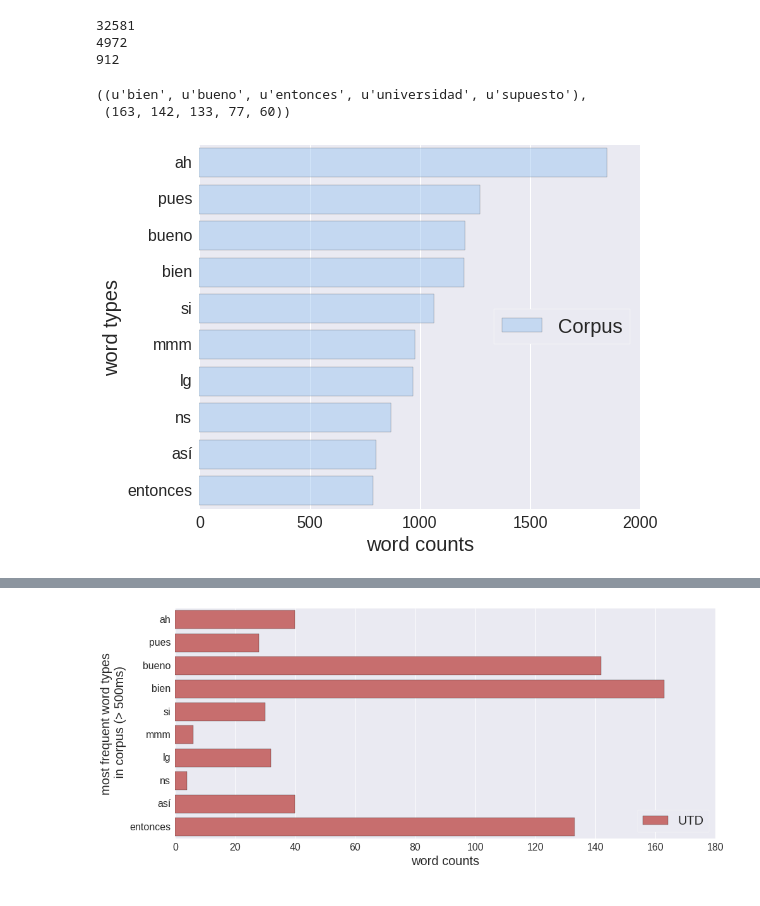
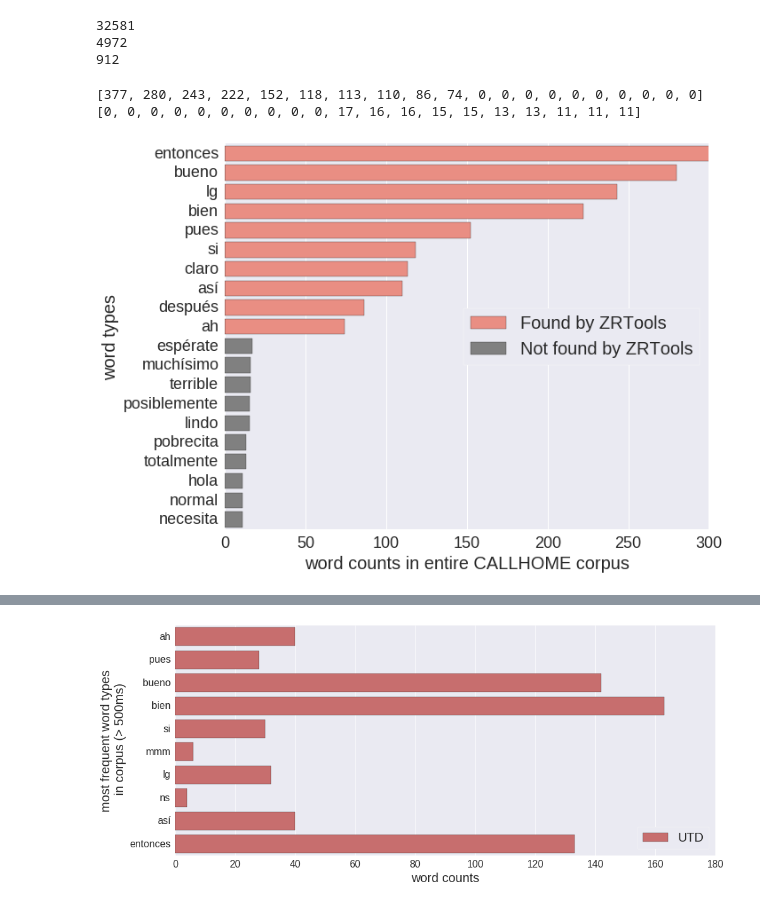
Before and after one commit to 0xSameer/speech_patterns, a Jupyter notebook: speech_out.ipynb, the cells around one changed output, grey strips where cells are left out. Saved outputs shown, nothing was run; the diff lists cells and outputs as text; code cells hidden in the pictures.

```diff
--- a/speech_out.ipynb
+++ b/speech_out.ipynb
@@ -19,6 +19,6 @@ with open("../../ZRTools/exp/callhome_train_120/files.lst", "w") as out_f:
 # %% [output]
 NameError: name 'ch' is not defined
 # %%
-ch = callhome_eval_init("config.json", fast=False, alpha=.1)
+ch = callhome_eval_init("config.json", fast=False, alpha=0)
 df_zrt, cols_to_show = ch.gen_zrt_df()
 # %% [output]
@@ -1350,6 +1762,8 @@ print("Valid Matches --- \nTotal matching content words: %d, unique: %d" % (len(
 corpus_content_words = get_content_words_in_corpus()
 print("Entire Corpus --- \nTotal matching content words: %d, unique: %d" % (len(corpus_content_words), len(set(corpus_content_words))))
 
+utd_content_counter = Counter(content_words)
+corpus_content_counter = Counter(corpus_content_words)
 # print(" ".join(content_words))
 # with open("104_content_in_matches.txt", "w") as out_f:
 #     print(" ".join(list(set(content_words))), file=out_f)
@@ -1408,0 +1806,9 @@ print(len(common_in_top_100))
+# %%
+word_lim = 50
+utd_cntw = dict(content_words_series.value_counts())
+corpus_cntw = dict(corpus_content_words_series.value_counts())
+
+# New way to avoid transcription boundary conditions. Single occurrence words being included.
+corpus_cntw = {k:v for k, v in corpus_content_counter.items() if v >= 2}
+utd_cntw = {k:v for k, v in utd_content_counter.items() if corpus_cntw[w] >= 2}
+print(len(utd_cntw), len(corpus_cntw))
@@ -1489,8 +1942,6 @@ print(len(cluster_valid_words))
 # %%
 utd_w, utd_v = zip(*sorted(cluster_valid_words.items(), reverse=True, key=lambda t:t[1]))
 utd_w[:5], utd_v[:5]
+utd_dict = {w:v for w, v in zip(utd_w, utd_v)}
-# %% [output]
-((u'bien', u'bueno', u'entonces', u'universidad', u'supuesto'),
- (163, 142, 133, 77, 60))
 # %%
 corpus_w = [w for w, v in sorted(corpus_cntw.items(), reverse=True, key=lambda t:t[1])]
@@ -1498,35 +1949,47 @@ corpus_v = [corpus_cntw[w] for w in corpus_cntw_w]
 # %%
 word_lim = 10
 # %%
-f, ax = plt.subplots(figsize=(8, 6))
+f, ax = plt.subplots(figsize=(10, 7))
 # Load the example car crash dataset
 
 corpus_cntw_w = [w for w, v in sorted(corpus_cntw.items(), reverse=True, key=lambda t:t[1])[:word_lim]]
 corpus_cntw_v = [corpus_cntw[w] for w in corpus_cntw_w]
+corpus_cntw_w.extend(missing_w[:word_lim])
+corpus_cntw_v.extend([0 for i in range(word_lim)])
+missing_w_plot = [0 for i in range(word_lim)] + list(missing_v[:word_lim])
+# clrs = ['salmon' if i<word_lim else 'grey' for i in range(2*word_lim)]
 # Plot the corpus level counts
-sns.set_color_codes("pastel")
-sns.barplot(x=corpus_cntw_v, y=corpus_cntw_w, label="Corpus", color="b", alpha=0.5)
-
+# sns.set_color_codes("pastel")
+sns.barplot(x=corpus_cntw_v, y=corpus_cntw_w, label="Found by ZRTools", color='salmon')
+# Missing in UTD
+# utd_missing_v = [v if w not in utd_cntw else 0 for w, v in zip(corpus_cntw_w, corpus_cntw_v)]
+# sns.barplot(x=utd_missing_v, y=corpus_cntw_w, label="Not found by ZRTools", color='grey')
+sns.barplot(x=missing_w_plot, y=corpus_cntw_w, label="Not found by ZRTools", color='grey')
+# print(utd_missing_w, utd_missing_v)
 # Plot the utd counts
 # sns.set_color_codes("muted")
 # sns.barplot(x=utd_cntw_v, y=utd_cntw_w, label="UTD", color="b")
 
 # Add a legend and informative axis label
 ax.legend(ncol=1, loc="center right", frameon=True, fontsize=20)
-# ax.set(xlim=(0, 800))
+ax.set(xlim=(0, 300))
 
-plt.xlabel("word counts", size=20)
+plt.xlabel("word counts in entire CALLHOME corpus", size=20)
 plt.ylabel("word types", size=20)
 
-plt.yticks(rotation=0, size=16)
-plt.xticks(rotation=0, size=16)
+plt.yticks(rotation=0, size=18)
+plt.xticks(rotation=0, size=18)
 
 sns.despine(left=True, bottom=True)
 
 f.tight_layout()
 f.savefig("output/104_corpus_word_counts.pdf")
+print(corpus_cntw_v)
+print(missing_w_plot)
 # %% [output]
+[377, 280, 243, 222, 152, 118, 113, 110, 86, 74, 0, 0, 0, 0, 0, 0, 0, 0, 0, 0]
+[0, 0, 0, 0, 0, 0, 0, 0, 0, 0, 17, 16, 16, 15, 15, 13, 13, 11, 11, 11]
-[figure, old version]
+[figure, new version]
 # %%
 f, ax = plt.subplots(figsize=(8, 6))
 # Load the example car crash dataset
```
Also changed, not shown: parts of 48 cells of this notebook, 2 other files.
